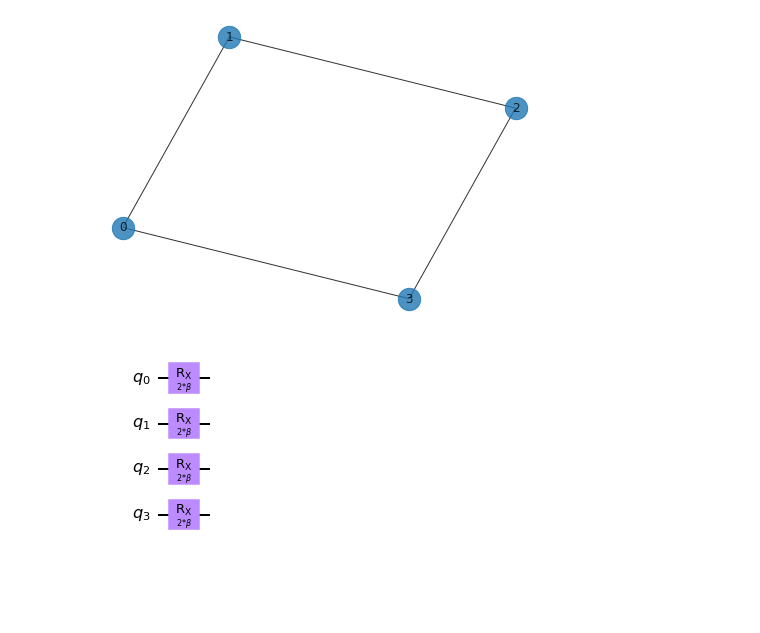
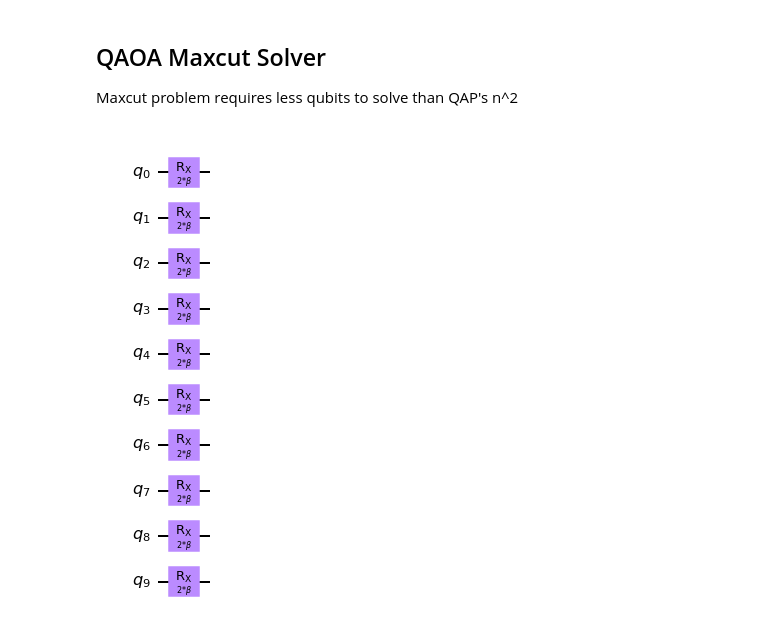
Before and after one commit to 007Axel/Maxcut-Hopfield-QAOA, a Jupyter notebook: maxcutqc-qaoa.ipynb, the cells around one changed output. Saved outputs shown, nothing was run; the diff lists cells and outputs as text; code cells hidden in the pictures; blank space fills up the shorter version.

```diff
--- a/maxcutqc-qaoa.ipynb
+++ b/maxcutqc-qaoa.ipynb
@@ -1,12 +1,6 @@
 # %%
 import networkx as nx
 import matplotlib.pyplot as plt
-# %%
-import networkx as nx
-
-G = nx.Graph()
-G.add_nodes_from([0, 1, 2, 3])
-G.add_edges_from([(0, 1), (1, 2), (2, 3), (3, 0)])
-nx.draw(G, with_labels=True, alpha=0.8, node_size=500)
-# %% [output]
-[figure, removed]
+# %% [markdown]
+## QAOA Maxcut Solver
+Maxcut problem requires less qubits to solve than QAP's n^2
@@ -13,23 +10,54 @@ nx.draw(G, with_labels=True, alpha=0.8, node_size=500)
+# %%
+def G(n, seed, probability, sparse=True, w=None, r=True):
+    """
+    Generates a seeded random graph with n nodes.
+    probability between 0 and 1 to increase odds.
+    sparse means if we want a sparse or dense graph.
+    w is the weight of the edges if wanted.
+    r means if we want random weights or not.
+    """
+    random.seed(seed)
+    G = nx.Graph()
+    G.add_nodes_from(range(n))
+    for i, j in itertools.combinations(G.nodes, 2):
+        if sparse == True:
+            if random.random() > (1 - probability):
+                if r == True:
+                    G.add_edge(i, j, weight=random.random())
+                else:
+                    G.add_edge(i, j, weight=w)
+        if sparse == False:
+            #Means we want a dense network, so
+            if r == True:
+                G.add_edge(i, j, weight=random.random())
+            else:
+                G.add_edge(i, j, weight=w)
+    return G
+# %%
+import random
+import itertools
+GG = G(10, 1, 0.5, sparse=True, w=1, r=False)
+adjacency = nx.adjacency_matrix(GG).todense()
 # %%
 from qiskit import QuantumCircuit, ClassicalRegister, QuantumRegister
 from qiskit import Aer, execute
 from qiskit.circuit import Parameter
 
 # Adjacency is essentially a matrix which tells you which nodes are
 # connected. This matrix is given as a sparse matrix, so we need to
 # convert it to a dense matrix
+G = GG
 adjacency = nx.adjacency_matrix(G).todense()
-
-nqubits = 4
+nqubits = 10
 
 beta = Parameter("$\\beta$")
 qc_mix = QuantumCircuit(nqubits)
 for i in range(0, nqubits):
     qc_mix.rx(2 * beta, i)
 
 qc_mix.draw(output='mpl')
 # %% [output]
-[figure, old version]
+[figure, new version]
 # %%
 gamma = Parameter("$\\gamma$")
 qc_p = QuantumCircuit(nqubits)
```
Also changed, not shown: parts of 11 cells of this notebook.
